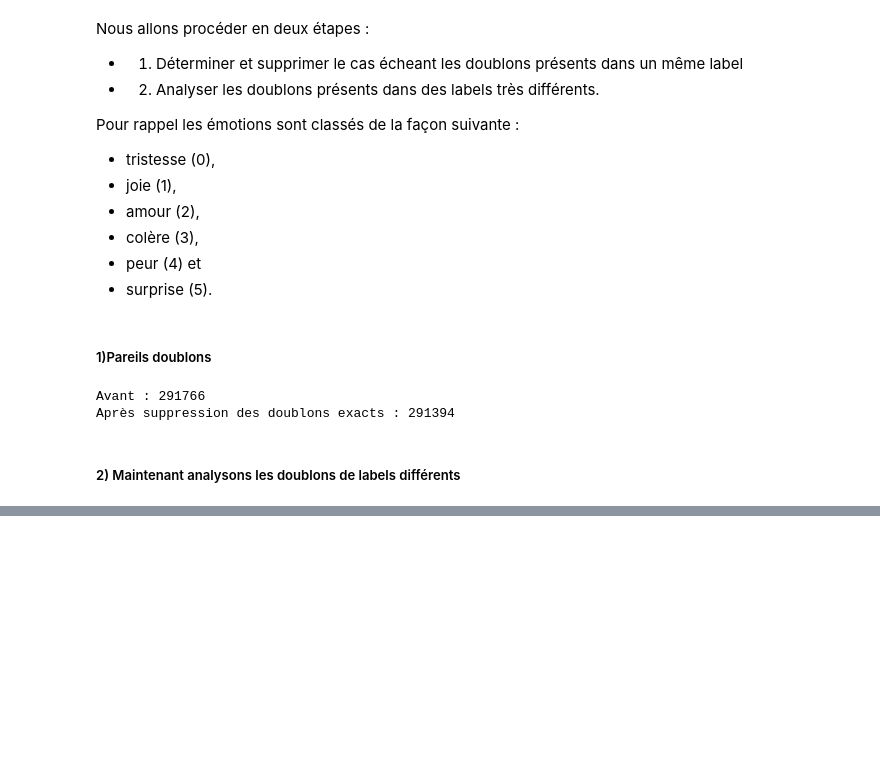
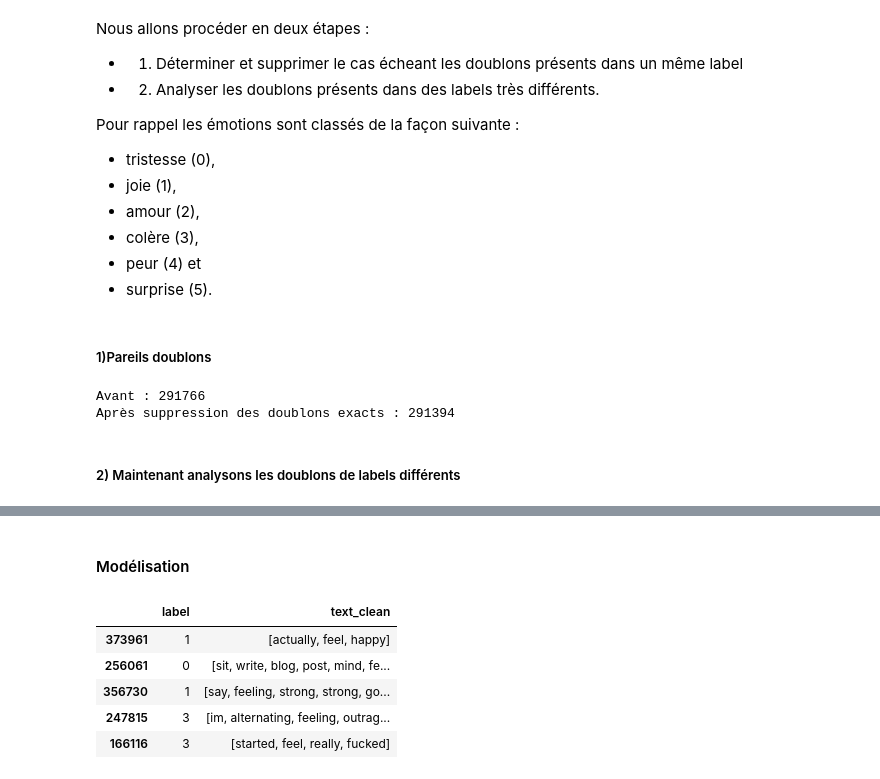
Before and after one commit to YabaCoffie/emotions, a Jupyter notebook: emotions.ipynb, the cells around one changed output, grey strips where cells are left out. Drawn from its saved outputs; the diff is of its cells as text; code cells hidden in the pictures; blank space fills up the shorter version.

```diff
--- a/emotions.ipynb
+++ b/emotions.ipynb
@@ -206,0 +215,15 @@ train_clean = train_clean.drop(index=contradictory_indices)
+# %%
+def traitement_texte(text):
+    # Convertir le texte en minuscules
+    text=text.lower()
+    #Supprimer la ponctuation
+    text = text.translate(str.maketrans("", "", string.punctuation)) #equivalent de "".join([ch for ch in text if ch not in string.punctuation])
+    #tokenization
+    tokens=word_tokenize(text,language="english")
+    #Suppression des stopwords
+    stop_words=set(stopwords.words("english"))
+    tokens_clean=[word for word in tokens if word not in stop_words]
+    #Lemmatisation (reduction à la forme de base)
+    lemmatizer=WordNetLemmatizer()
+    tokens_lemmatized=[lemmatizer.lemmatize(word) for word in tokens_clean]
+    return tokens_lemmatized
@@ -206,0 +263,2 @@ train_clean = train_clean.drop(index=contradictory_indices)
+# %%
+train_clean=train_clean.drop(["text_length","is_duplicate","text"],axis=1)
@@ -206,0 +267,11 @@ train_clean = train_clean.drop(index=contradictory_indices)
+# %% [markdown]
+#### Modélisation
+# %%
+train_clean.head()
+# %% [output]
+|  | label | text_clean |
+| 373961 | 1 | [actually, feel, happy] |
+| 256061 | 0 | [sit, write, blog, post, mind, fe... |
+| 356730 | 1 | [say, feeling, strong, strong, go... |
+| 247815 | 3 | [im, alternating, feeling, outrag... |
+| 166116 | 3 | [started, feel, really, fucked] |
```
Also changed, not shown: parts of 6 cells of this notebook.
